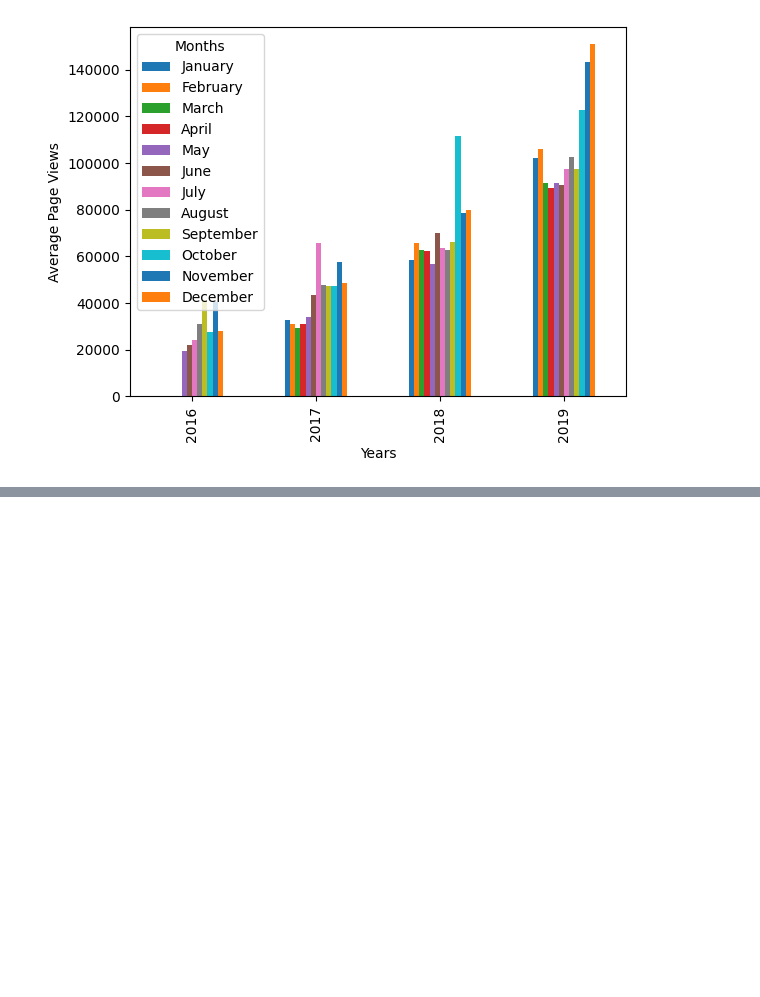
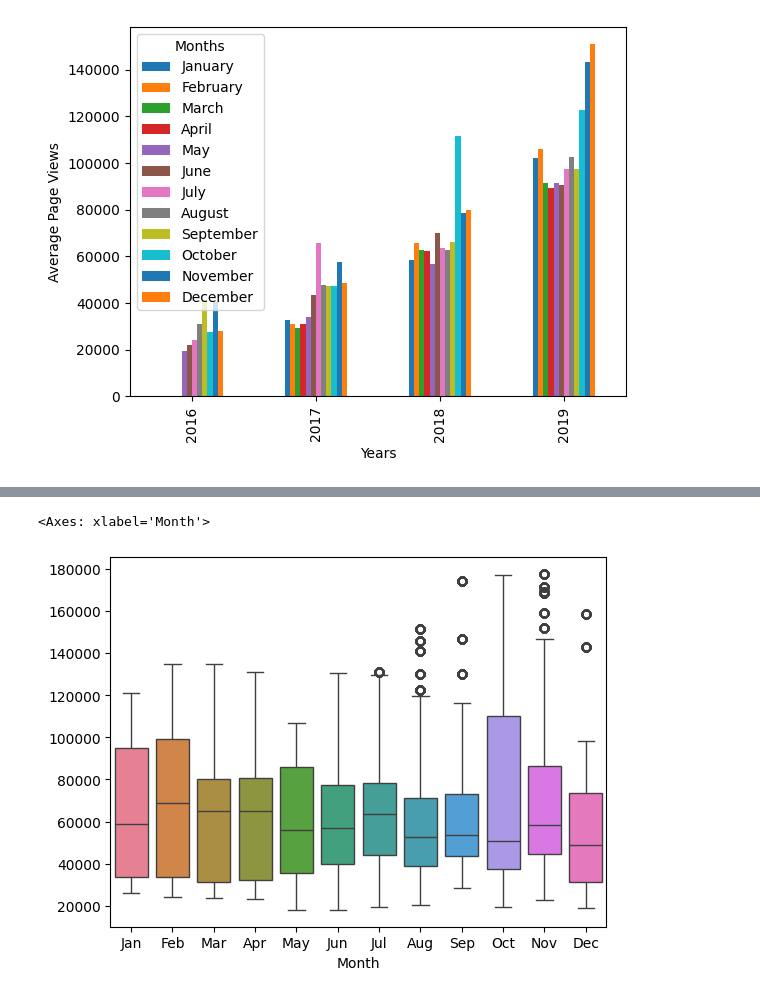
Before and after one commit to Kyo-Fox22/boilerplate-page-view-time-series-visualizer, a Jupyter notebook: test.ipynb, the cells around one changed output, grey strips where cells are left out. Drawn from its saved outputs; the diff is of its cells as text; code cells hidden in the pictures; blank space fills up the shorter version.

```diff
--- a/test.ipynb
+++ b/test.ipynb
@@ -179,0 +203,5 @@ df.plot.bar(
+# %%
+sns.boxplot(data = box_df[['Month','value']].sort_values('Month').set_index('Month').T)
+# %% [output]
+<Axes: xlabel='Month'>
+[figure, added]
```
Also changed, not shown: parts of 11 cells of this notebook.
